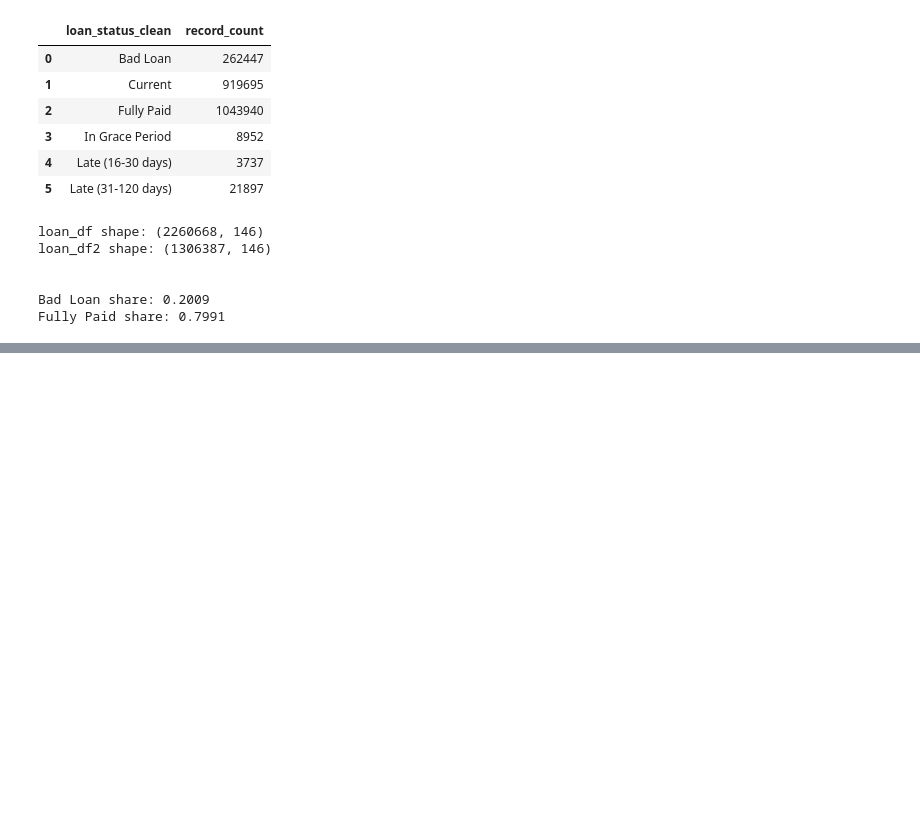
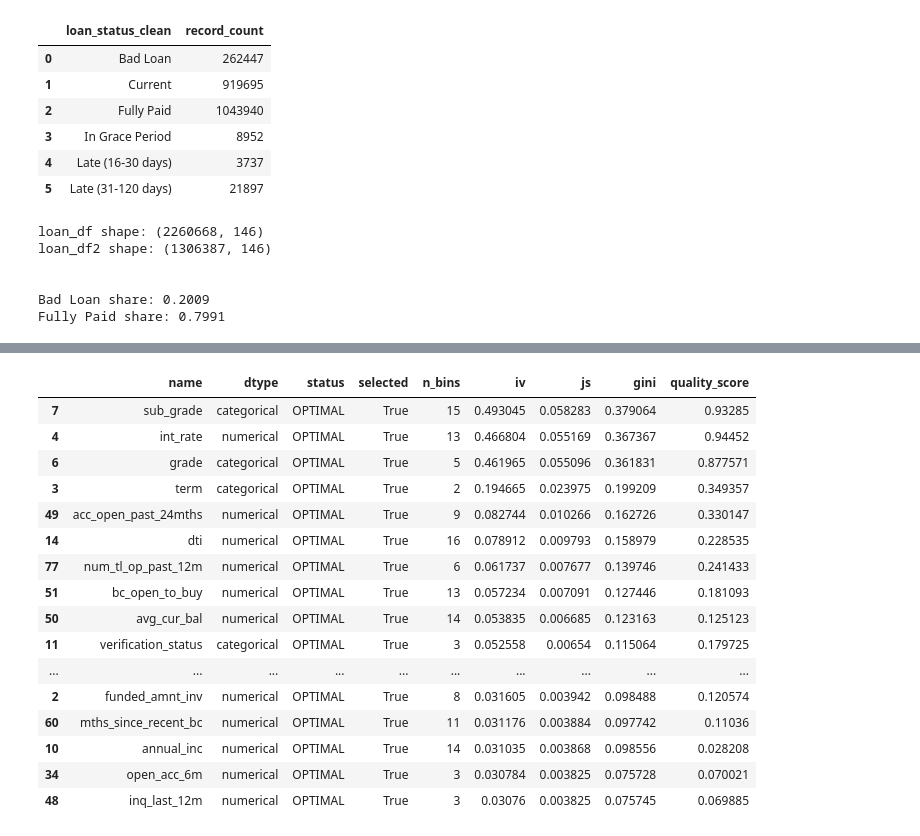
Before and after one commit to yusharif1605-dev/Credit-Scoring, a Jupyter notebook: Notebook/process.ipynb, the cells around one changed output, grey strips where cells are left out. Saved outputs shown, nothing was run; the diff lists cells and outputs as text; code cells hidden in the pictures; blank space fills up the shorter version.

```diff
--- a/Notebook/process.ipynb
+++ b/Notebook/process.ipynb
@@ -127,0 +270,7 @@ Fully Paid share: 0.7991
+# %%
+# Cell 7 — run IV/WOE screening with optbinning's BinningProcess
+# This automatically handles missing values as their own bin, per feature type
+
+# split numeric vs categorical for optbinning
+numeric_cols = X_train.select_dtypes(include=["number"]).columns.tolist()
+categorical_cols = X_train.select_dtypes(include=["object"]).columns.tolist()
@@ -127,0 +340,14 @@ Fully Paid share: 0.7991
+# %%
+# Cell 3 — drop and refit
+drop_cols = sorted(set(empty_cols + constant_cols + all_inf + blank_cols))
+
+feature_cols_clean = [c for c in feature_cols if c not in drop_cols]
+categorical_cols_clean = [c for c in categorical_cols if c not in drop_cols]
+
+print(f"Dropping {len(drop_cols)} columns, {len(feature_cols_clean)} remain")
+
+binning_process = BinningProcess(
+    variable_names=feature_cols_clean,
+    categorical_variables=categorical_cols_clean,
+)
+binning_process.fit(X_train[feature_cols_clean], y_train)
@@ -127,0 +375,20 @@ Fully Paid share: 0.7991
+# %%
+# Cell 7 — IV/WOE screening with optbinning's BinningProcess
+# Fitted on the TRAINING SPLIT ONLY — no temporal leakage into feature selection.
+# optbinning handles missing values as their own bin per feature.
+
+# derive categoricals from the cleaned feature list, not from raw X_train
+categorical_cols_clean = (
+    X_train[feature_cols_clean]
+    .select_dtypes(include=["object", "category", "bool"])
+    .columns.tolist()
+)
+
+print(f"Features: {len(feature_cols_clean)}  |  Categorical: {len(categorical_cols_clean)}")
+
+binning_process = BinningProcess(
+    variable_names=feature_cols_clean,
+    categorical_variables=categorical_cols_clean,
+)
+
+binning_process.fit(X_train[feature_cols_clean], y_train)
@@ -127,0 +418,22 @@ Fully Paid share: 0.7991
+# %%
+# Cell 8 — inspect the binning summary
+summary = binning_process.summary().sort_values("iv", ascending=False)
+summary.head(30)
+# %% [output]
+|  | name | dtype | status | selected | n_bins | iv | js | gini | quality_score |
+| 7 | sub_grade | categorical | OPTIMAL | True | 15 | 0.493045 | 0.058283 | 0.379064 | 0.93285 |
+| 4 | int_rate | numerical | OPTIMAL | True | 13 | 0.466804 | 0.055169 | 0.367367 | 0.94452 |
+| 6 | grade | categorical | OPTIMAL | True | 5 | 0.461965 | 0.055096 | 0.361831 | 0.877571 |
+| 3 | term | categorical | OPTIMAL | True | 2 | 0.194665 | 0.023975 | 0.199209 | 0.349357 |
+| 49 | acc_open_past_24mths | numerical | OPTIMAL | True | 9 | 0.082744 | 0.010266 | 0.162726 | 0.330147 |
+| 14 | dti | numerical | OPTIMAL | True | 16 | 0.078912 | 0.009793 | 0.158979 | 0.228535 |
+| 77 | num_tl_op_past_12m | numerical | OPTIMAL | True | 6 | 0.061737 | 0.007677 | 0.139746 | 0.241433 |
+| 51 | bc_open_to_buy | numerical | OPTIMAL | True | 13 | 0.057234 | 0.007091 | 0.127446 | 0.181093 |
+| 50 | avg_cur_bal | numerical | OPTIMAL | True | 14 | 0.053835 | 0.006685 | 0.123163 | 0.125123 |
+| 11 | verification_status | categorical | OPTIMAL | True | 3 | 0.052558 | 0.00654 | 0.115064 | 0.179725 |
+| ... | ... | ... | ... | ... | ... | ... | ... | ... | ... |
+| 2 | funded_amnt_inv | numerical | OPTIMAL | True | 8 | 0.031605 | 0.003942 | 0.098488 | 0.120574 |
+| 60 | mths_since_recent_bc | numerical | OPTIMAL | True | 11 | 0.031176 | 0.003884 | 0.097742 | 0.11036 |
+| 10 | annual_inc | numerical | OPTIMAL | True | 14 | 0.031035 | 0.003868 | 0.098556 | 0.028208 |
+| 34 | open_acc_6m | numerical | OPTIMAL | True | 3 | 0.030784 | 0.003825 | 0.075728 | 0.070021 |
+| 48 | inq_last_12m | numerical | OPTIMAL | True | 3 | 0.03076 | 0.003825 | 0.075745 | 0.069885 |
```
Also changed, not shown: parts of 14 cells of this notebook, 1 other file.
